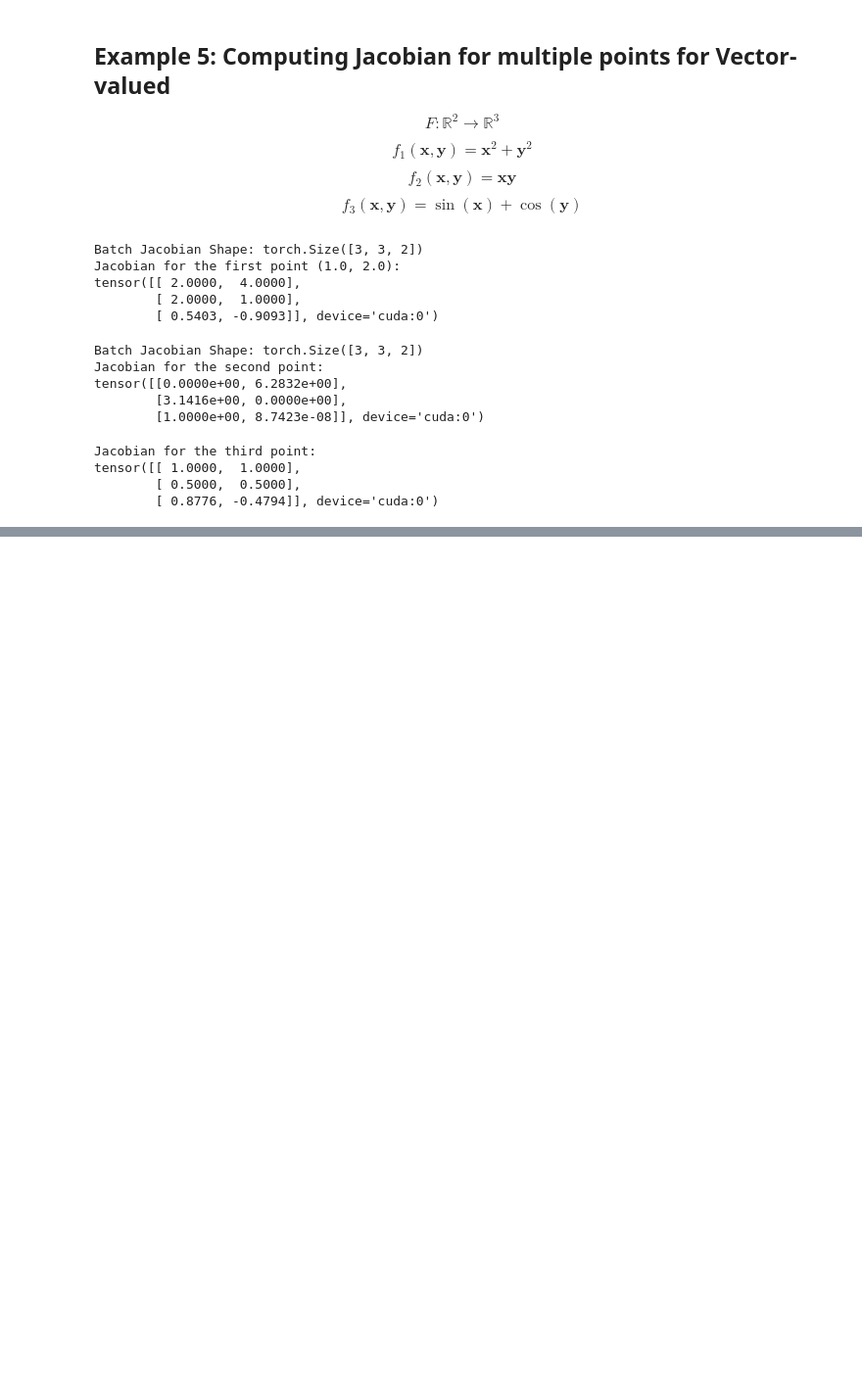
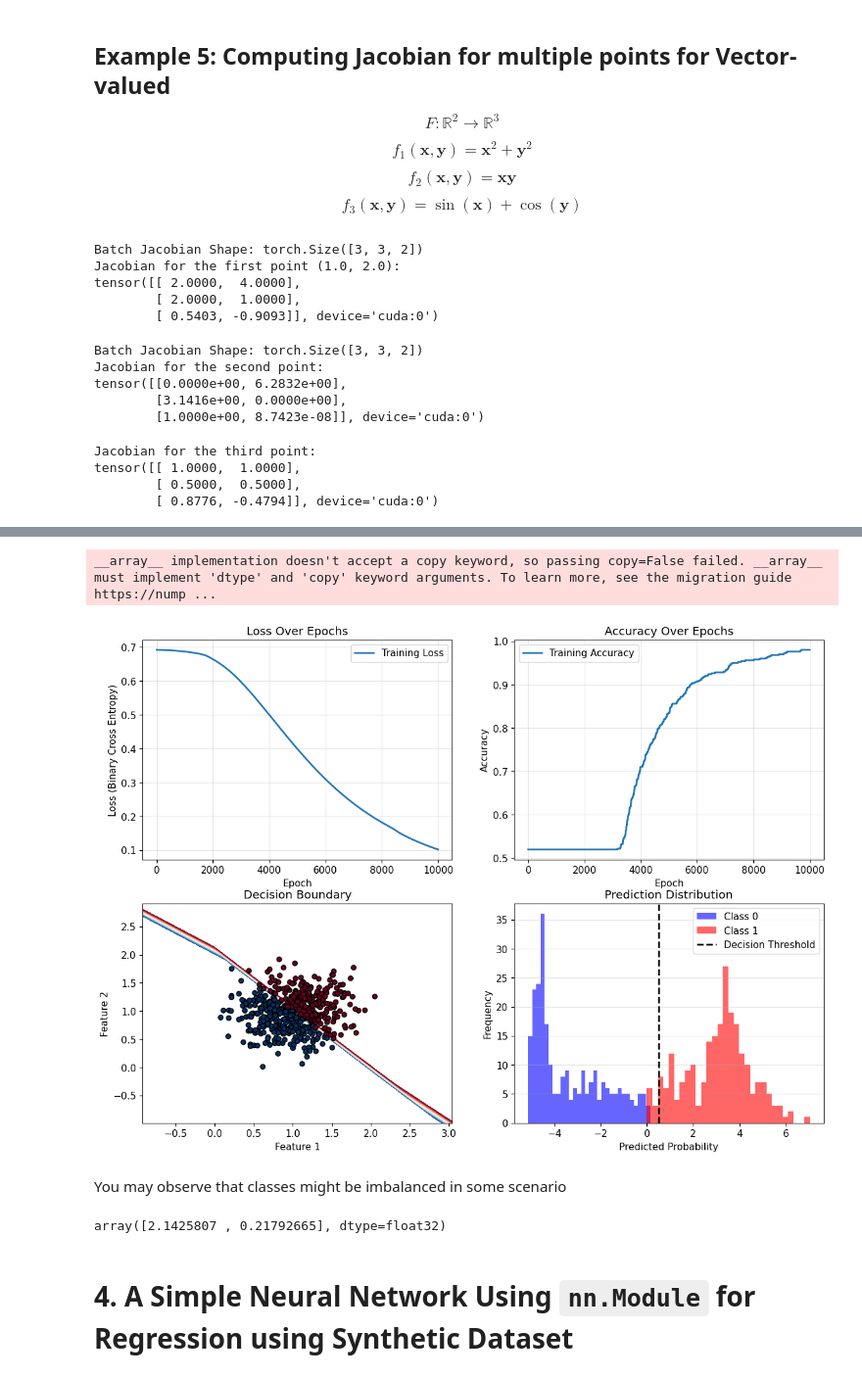
Before and after one commit to rahulbhadani/CPE487587_SP25, a Jupyter notebook: Code/Chapter_03_Introducing_Neural_Networks.ipynb, the cells around one changed output, grey strips where cells are left out. Shown at 98% size. Saved outputs shown, nothing was run; the diff lists cells and outputs as text; code cells hidden in the pictures; blank space fills up the shorter version.

```diff
--- a/Code/Chapter_03_Introducing_Neural_Networks.ipynb
+++ b/Code/Chapter_03_Introducing_Neural_Networks.ipynb
@@ -275,0 +771,63 @@ tensor([[ 1.0000,  1.0000],
+# %%
+fig, axes = plt.subplots(2, 2, figsize=(14, 10))
+plt.rcParams['font.size'] = 11
+# Plot 1: Training  Loss
+axes[0, 0].plot(losses.cpu().detach().numpy(), label='Training Loss', linewidth=2)
+axes[0, 0].set_xlabel('Epoch')
+axes[0, 0].set_ylabel('Loss (Binary Cross Entropy)')
+axes[0, 0].set_title('Loss Over Epochs')
+axes[0, 0].legend()
+axes[0, 0].grid(True, alpha=0.3)
+
+axes[0, 1].plot(accuracies.cpu().detach().numpy(), label='Training Accuracy', linewidth=2)
+axes[0, 1].set_xlabel('Epoch')
+axes[0, 1].set_ylabel('Accuracy')
+axes[0, 1].set_title('Accuracy Over Epochs')
+axes[0, 1].legend()
+axes[0, 1].grid(True, alpha=0.3)
+
+# Plot 3: Decision Boundary (if 2D data)
+if d_features == 2:
+    h = 0.02
+    x_min, x_max = X[:, 0].min() - 1, X[:, 0].max() + 1
+    y_min, y_max = X[:, 1].min() - 1, X[:, 1].max() + 1
+    xx, yy = np.meshgrid(np.arange(x_min.cpu(), x_max.cpu(), h), np.arange(y_min.cpu(), y_max.cpu(), h))
+
+    mesh_points = torch.tensor(np.c_[xx.ravel(), yy.ravel()], dtype=torch.float32).to(device)
+
+    # no_grad() is required when you want to make prediction (aka doing inference)
+    with torch.no_grad():
+        Z = model(mesh_points).cpu().numpy()
+    Z = Z.reshape(xx.shape)
+
+    axes[1, 0].contourf(xx, yy, Z, levels=np.linspace(0, 1, 20), cmap='RdBu_r', alpha=0.8)
+    axes[1, 0].scatter(X[:, 0].cpu().numpy(), X[:, 1].cpu().numpy(), c=Y.cpu().numpy().ravel(), cmap='RdBu_r', edgecolors='black', s=30)
+    axes[1, 0].set_xlabel('Feature 1')
+    axes[1, 0].set_ylabel('Feature 2')
+    axes[1, 0].set_title('Decision Boundary')
+    axes[1, 0].set_xlim(xx.min(), xx.max())
+    axes[1, 0].set_ylim(yy.min(), yy.max())
+
+    # Plot 4: Prediction distribution
+    with torch.no_grad():
+        y_train_pred_final = model(X).cpu().numpy()
+
+    axes[1, 1].hist(y_train_pred_final[Y.cpu().numpy().ravel() == 0], bins=30, alpha=0.6, label='Class 0', color='blue')
+    axes[1, 1].hist(y_train_pred_final[Y.cpu().numpy().ravel() == 1], bins=30, alpha=0.6, label='Class 1', color='red')
+    axes[1, 1].axvline(0.5, color='black', linestyle='--', linewidth=2, label='Decision Threshold')
+    axes[1, 1].set_xlabel('Predicted Probability')
+    axes[1, 1].set_ylabel('Frequency')
+    axes[1, 1].set_title('Prediction Distribution')
+    axes[1, 1].legend()
+    axes[1, 1].grid(True, alpha=0.3, axis='y')
+# %% [output]
+__array__ implementation doesn't accept a copy keyword, so passing copy=False failed. __array__ must implement 'dtype' and 'copy' keyword arguments. To learn more, see the migration guide https://nump ...
+[figure, added]
+# %% [markdown]
+You may observe that classes might be imbalanced in some scenario
+# %%
+X.detach().cpu().numpy()[1]
+# %% [output]
+array([2.1425807 , 0.21792665], dtype=float32)
+# %% [markdown]
+# 4. A Simple Neural Network Using `nn.Module` for Regression using Synthetic Dataset
```
Also changed, not shown: parts of 13 cells of this notebook.
